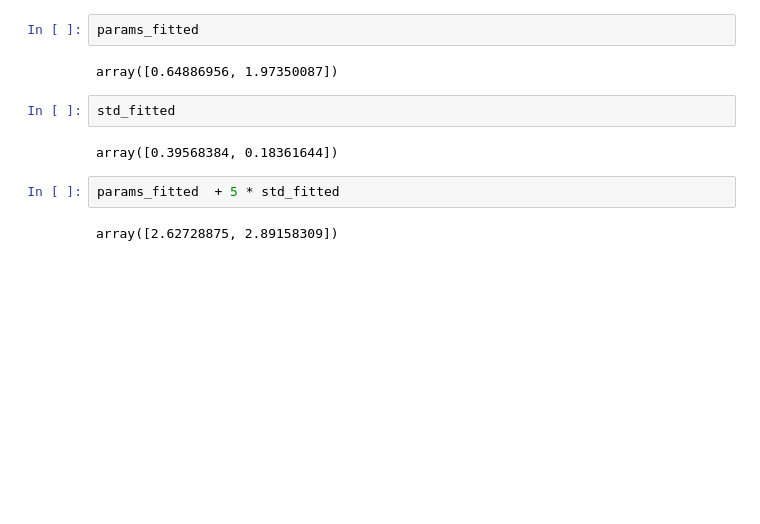
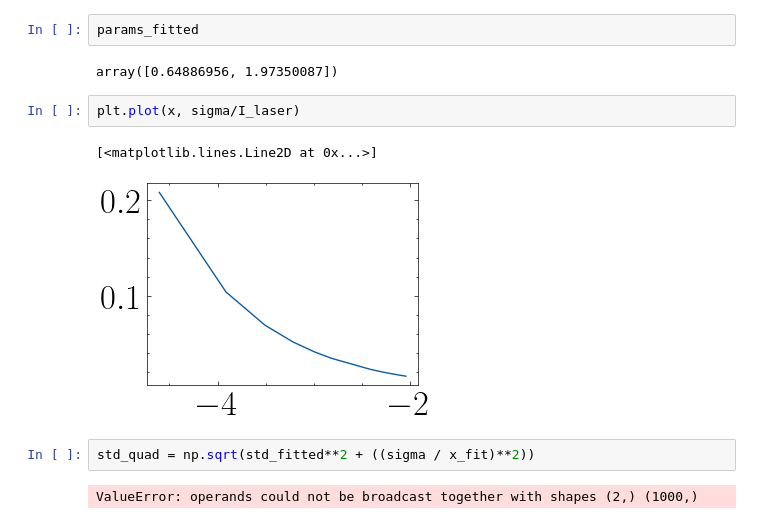
Before and after one commit to EnceladeCandy/phy3040, a Jupyter notebook: notebooks/optique_non_lineaire.ipynb, the cells around one changed output. Cells and saved outputs as stored; diff of their text form; blank space fills up the shorter version.

```diff
--- a/notebooks/optique_non_lineaire.ipynb
+++ b/notebooks/optique_non_lineaire.ipynb
@@ -783,11 +835,12 @@ print(chi2)
 params_fitted
 # %% [output]
 array([0.64886956, 1.97350087])
-# %%
-std_fitted
-# %% [output]
-array([0.39568384, 0.18361644])
-# %%
-params_fitted  + 5 * std_fitted
-# %% [output]
-array([2.62728875, 2.89158309])
+# %%
+plt.plot(x, sigma/I_laser)
+# %% [output]
+[<matplotlib.lines.Line2D at 0x...>]
+[figure, added]
+# %%
+std_quad = np.sqrt(std_fitted**2 + ((sigma / x_fit)**2))
+# %% [output]
+ValueError: operands could not be broadcast together with shapes (2,) (1000,)
```
Also changed, not shown: parts of 34 cells of this notebook.
